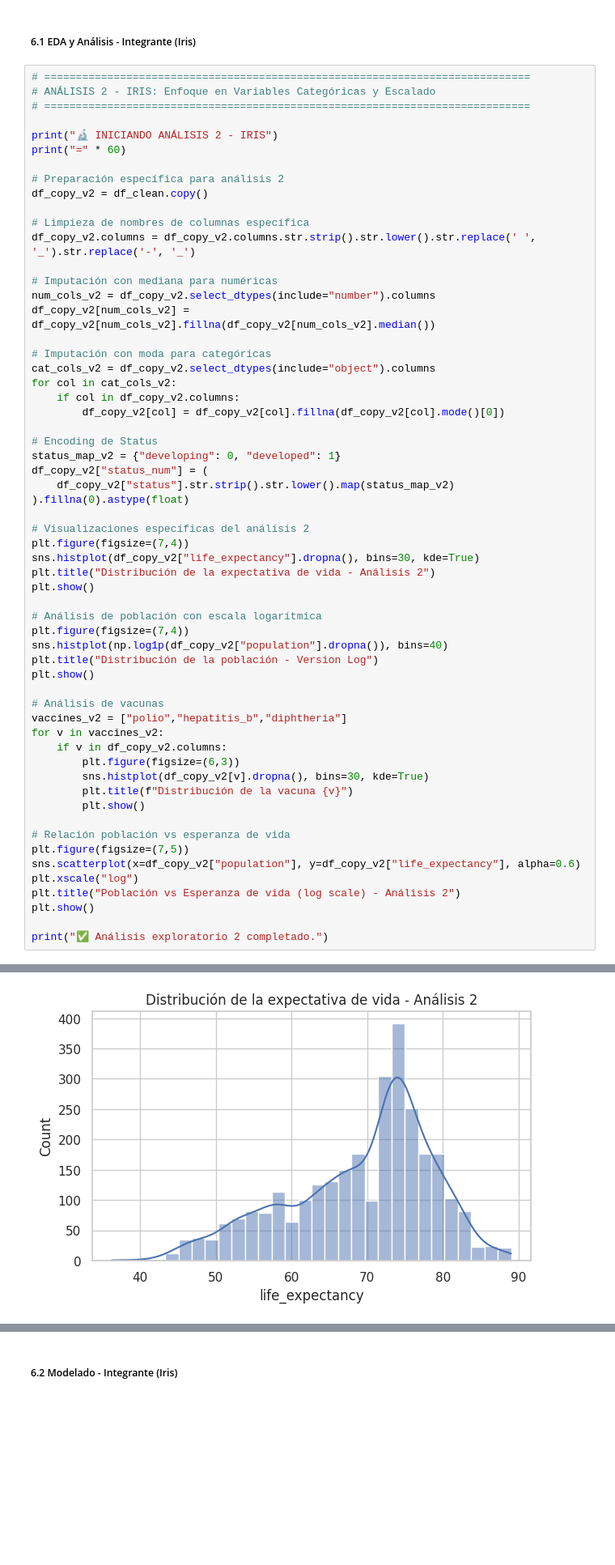
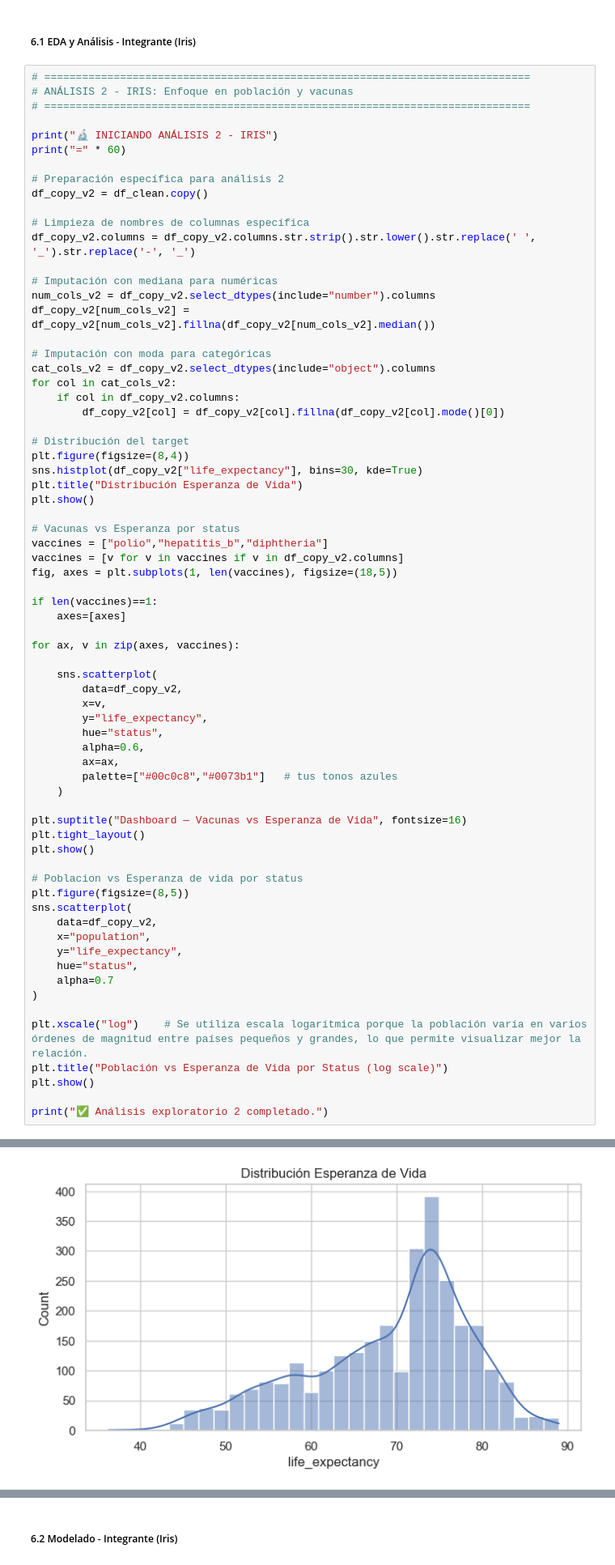
Before and after one commit to Bootcamp-IA-P6/Proyecto5_equipo4_regresion, a Jupyter notebook: notebooks/complete/version_completed.ipynb, the cells around one changed output, grey strips where cells are left out. Shown at 81% size. Cells and saved outputs as stored; diff of their text form; blank space fills up the shorter version.

```diff
--- a/notebooks/complete/version_completed.ipynb
+++ b/notebooks/complete/version_completed.ipynb
@@ -601,64 +575,74 @@ Top 5 Variables que MÁS suben la esperanza de vida:
 ##### 6.1 EDA y Análisis - Integrante (Iris)
 # %%
 # =============================================================================
-# ANÁLISIS 2 - IRIS: Enfoque en Variables Categóricas y Escalado
+# ANÁLISIS 2 - IRIS: Enfoque en población y vacunas
 # =============================================================================
 
 print("🔬 INICIANDO ANÁLISIS 2 - IRIS")
 print("=" * 60)
 
 # Preparación específica para análisis 2
 df_copy_v2 = df_clean.copy()
 
 # Limpieza de nombres de columnas específica
 df_copy_v2.columns = df_copy_v2.columns.str.strip().str.lower().str.replace(' ', '_').str.replace('-', '_')
 
 # Imputación con mediana para numéricas
 num_cols_v2 = df_copy_v2.select_dtypes(include="number").columns
 df_copy_v2[num_cols_v2] = df_copy_v2[num_cols_v2].fillna(df_copy_v2[num_cols_v2].median())
 
 # Imputación con moda para categóricas
 cat_cols_v2 = df_copy_v2.select_dtypes(include="object").columns
 for col in cat_cols_v2:
     if col in df_copy_v2.columns:
         df_copy_v2[col] = df_copy_v2[col].fillna(df_copy_v2[col].mode()[0])
 
-# Encoding de Status
-status_map_v2 = {"developing": 0, "developed": 1}
-df_copy_v2["status_num"] = (
-    df_copy_v2["status"].str.strip().str.lower().map(status_map_v2)
-).fillna(0).astype(float)
-
-# Visualizaciones específicas del análisis 2
-plt.figure(figsize=(7,4))
-sns.histplot(df_copy_v2["life_expectancy"].dropna(), bins=30, kde=True)
-plt.title("Distribución de la expectativa de vida - Análisis 2")
+# Distribución del target
+plt.figure(figsize=(8,4))
+sns.histplot(df_copy_v2["life_expectancy"], bins=30, kde=True)
+plt.title("Distribución Esperanza de Vida")
 plt.show()
 
-# Análisis de población con escala logarítmica
-plt.figure(figsize=(7,4))
-sns.histplot(np.log1p(df_copy_v2["population"].dropna()), bins=40)
-plt.title("Distribución de la población - Version Log")
+# Vacunas vs Esperanza por status
+vaccines = ["polio","hepatitis_b","diphtheria"]
+vaccines = [v for v in vaccines if v in df_copy_v2.columns]
+fig, axes = plt.subplots(1, len(vaccines), figsize=(18,5))
+
+if len(vaccines)==1:
+    axes=[axes]
+
+for ax, v in zip(axes, vaccines):
+
+    sns.scatterplot(
+        data=df_copy_v2,
+        x=v,
+        y="life_expectancy",
+        hue="status",
+        alpha=0.6,
+        ax=ax,
+        palette=["#00c0c8","#0073b1"]   # tus tonos azules
+    )
+
+plt.suptitle("Dashboard — Vacunas vs Esperanza de Vida", fontsize=16)
+plt.tight_layout()
 plt.show()
 
-# Análisis de vacunas
-vaccines_v2 = ["polio","hepatitis_b","diphtheria"]
-for v in vaccines_v2:
-    if v in df_copy_v2.columns:
-        plt.figure(figsize=(6,3))
-        sns.histplot(df_copy_v2[v].dropna(), bins=30, kde=True)
-        plt.title(f"Distribución de la vacuna {v}")
-        plt.show()
+# Poblacion vs Esperanza de vida por status
+plt.figure(figsize=(8,5))
+sns.scatterplot(
+    data=df_copy_v2,
+    x="population",
+    y="life_expectancy",
+    hue="status",
+    alpha=0.7
+)
 
-# Relación población vs esperanza de vida
-plt.figure(figsize=(7,5))
-sns.scatterplot(x=df_copy_v2["population"], y=df_copy_v2["life_expectancy"], alpha=0.6)
-plt.xscale("log")
-plt.title("Población vs Esperanza de vida (log scale) - Análisis 2")
+plt.xscale("log")    # Se utiliza escala logarítmica porque la población varía en varios órdenes de magnitud entre países pequeños y grandes, lo que permite visualizar mejor la relación.
+plt.title("Población vs Esperanza de Vida por Status (log scale)")
 plt.show()
 
 print("✅ Análisis exploratorio 2 completado.")
 # %% [output]
 🔬 INICIANDO ANÁLISIS 2 - IRIS
 ============================================================
-[figure, old version]
+[figure, new version]
```
Also changed, not shown: parts of 6 cells of this notebook.
